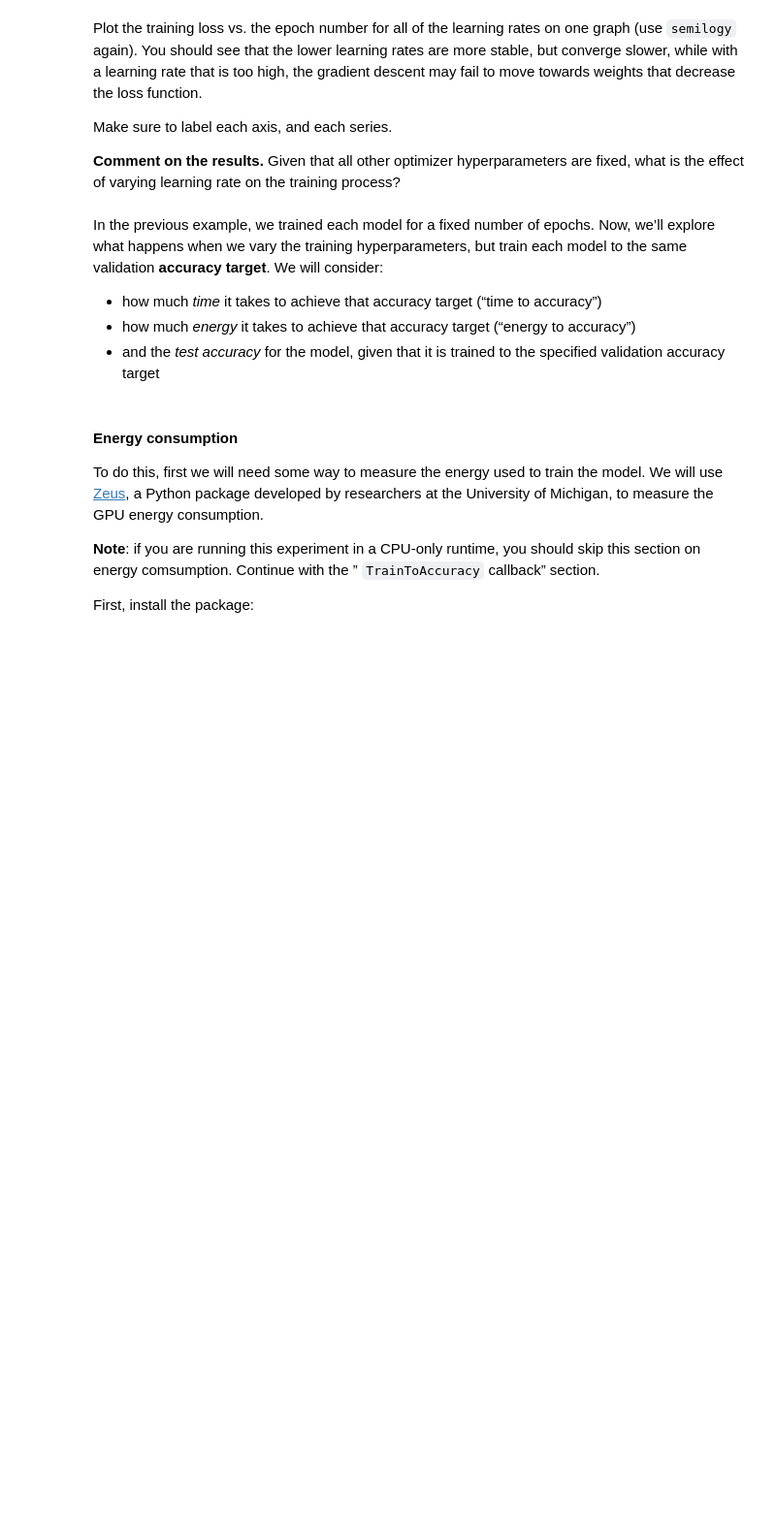
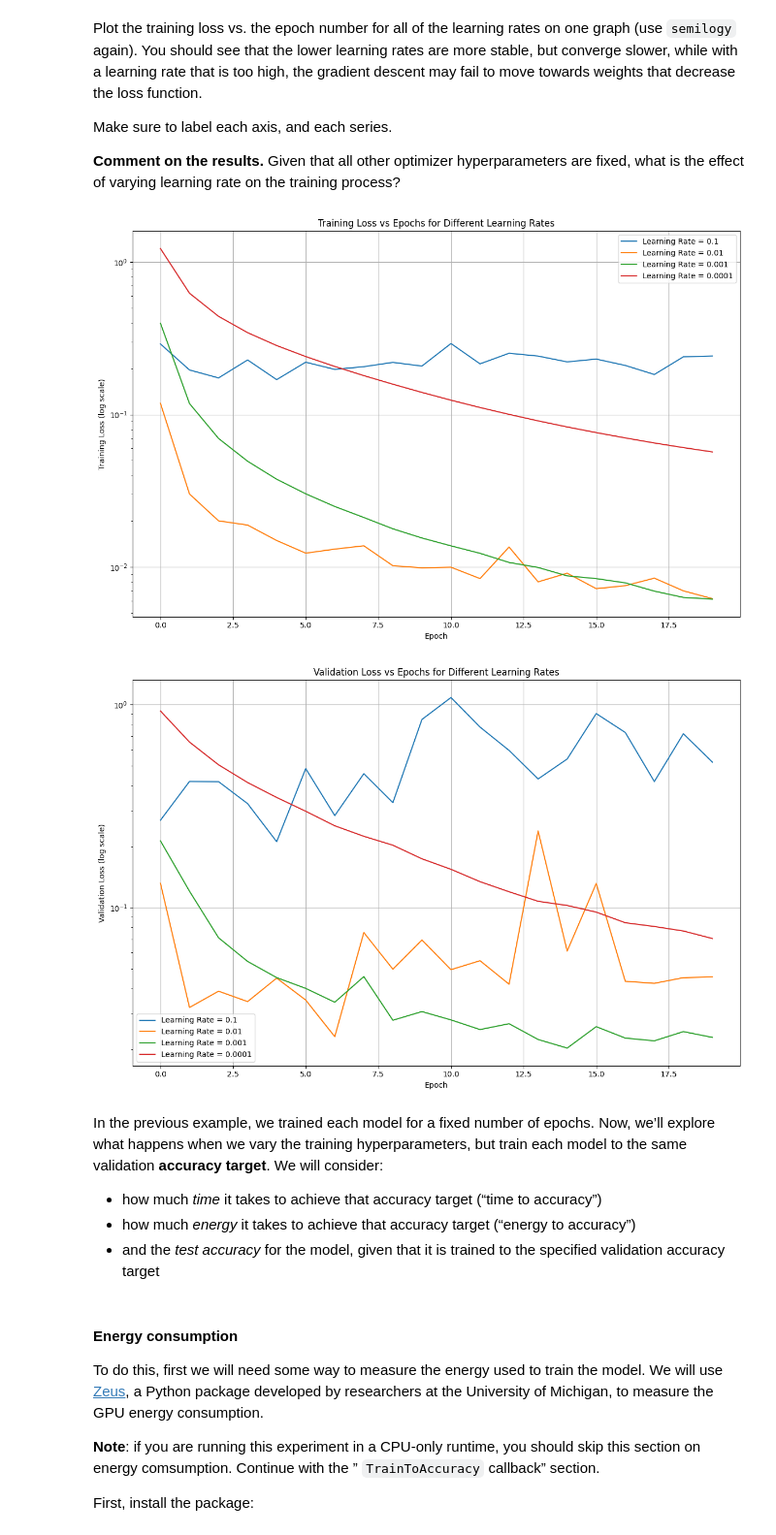
Before and after one commit to ChinmayShringi/AngularShoelace, a Jupyter notebook: notebooks/8-lab-neural-net-music-classification.ipynb, the cells around one changed output. Shown at 97% size. Saved outputs shown, nothing was run; the diff lists cells and outputs as text; code cells hidden in the pictures; blank space fills up the shorter version.

```diff
--- a/notebooks/8-lab-neural-net-music-classification.ipynb
+++ b/notebooks/8-lab-neural-net-music-classification.ipynb
@@ -229,3 +398,32 @@ Make sure to label each axis, and each series.
+# %%
+# TODO - plot showing the training process for different learning rates
+plt.figure(figsize=(12, 8))
+for i, history in enumerate(histories):
+    plt.semilogy(history['loss'], label=f'Learning Rate = {rates[i]}')
+
+plt.xlabel('Epoch')
+plt.ylabel('Training Loss (log scale)')
+plt.title('Training Loss vs Epochs for Different Learning Rates')
+plt.legend()
+plt.grid(True)
+plt.tight_layout()
+plt.show()
+
+# Optional: Add a second plot for validation loss
+plt.figure(figsize=(12, 8))
+for i, history in enumerate(histories):
+    plt.semilogy(history['val_loss'], label=f'Learning Rate = {rates[i]}')
+
+plt.xlabel('Epoch')
+plt.ylabel('Validation Loss (log scale)')
+plt.title('Validation Loss vs Epochs for Different Learning Rates')
+plt.legend()
+plt.grid(True)
+plt.tight_layout()
+plt.show()
+# %% [output]
+[figure, added]
+[figure, added]
 # %% [markdown]
 In the previous example, we trained each model for a fixed number of epochs. Now, we’ll explore what happens when we vary the training hyperparameters, but train each model to the same validation **accuracy target**. We will consider:
 
```
Also changed, not shown: parts of 32 cells of this notebook.
